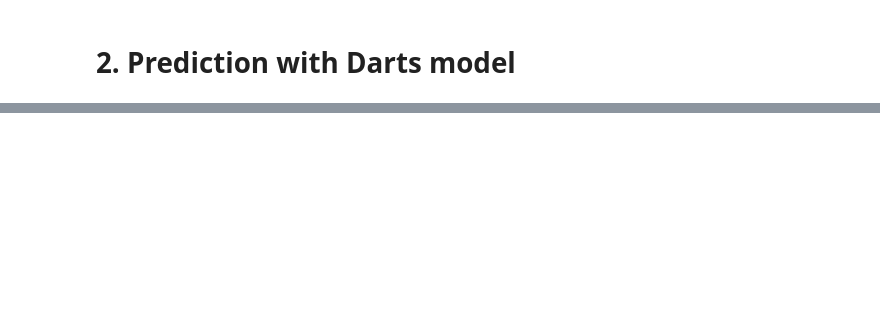
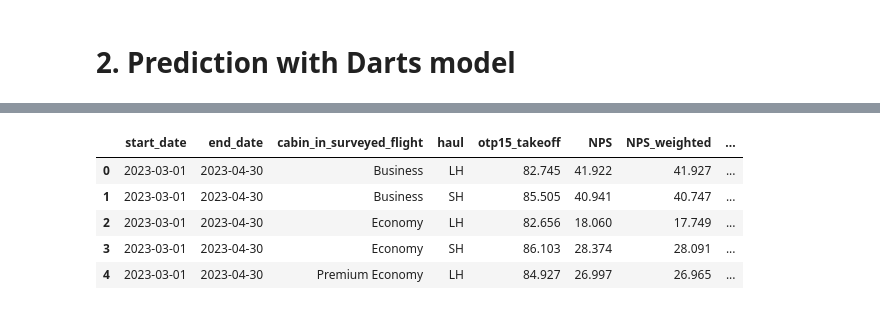
Before and after one commit to nomadicsenseis/AI_Explanatory_Drivers-VS_target_pipeline, a Jupyter notebook: develop/aggregated_production_model.ipynb, the cells around one changed output, grey strips where cells are left out. Drawn from its saved outputs; the diff is of its cells as text; code cells hidden in the pictures; blank space fills up the shorter version.

```diff
--- a/develop/aggregated_production_model.ipynb
+++ b/develop/aggregated_production_model.ipynb
@@ -502,0 +584,3 @@ all_intervals_results.to_csv('intervals.csv')
+# %%
+march_and_april_2023 = calculate_metrics_summary(df_historic, '2023-03-01', '2023-04-30', touchpoints)
+march_and_april_2024 = calculate_metrics_summary(df_historic, '2024-03-01', '2024-04-30', touchpoints)
@@ -502,0 +598,9 @@ all_intervals_results.to_csv('intervals.csv')
+# %%
+march_and_april_2023
+# %% [output]
+|  | start_date | end_date | cabin_in_surveyed_flight | haul | otp15_takeoff | NPS | NPS_weighted | ... |
+| 0 | 2023-03-01 | 2023-04-30 | Business | LH | 82.745 | 41.922 | 41.927 | ... |
+| 1 | 2023-03-01 | 2023-04-30 | Business | SH | 85.505 | 40.941 | 40.747 | ... |
+| 2 | 2023-03-01 | 2023-04-30 | Economy | LH | 82.656 | 18.060 | 17.749 | ... |
+| 3 | 2023-03-01 | 2023-04-30 | Economy | SH | 86.103 | 28.374 | 28.091 | ... |
+| 4 | 2023-03-01 | 2023-04-30 | Premium Economy | LH | 84.927 | 26.997 | 26.965 | ... |
```
Also changed, not shown: parts of 30 cells of this notebook, 5 other files.
